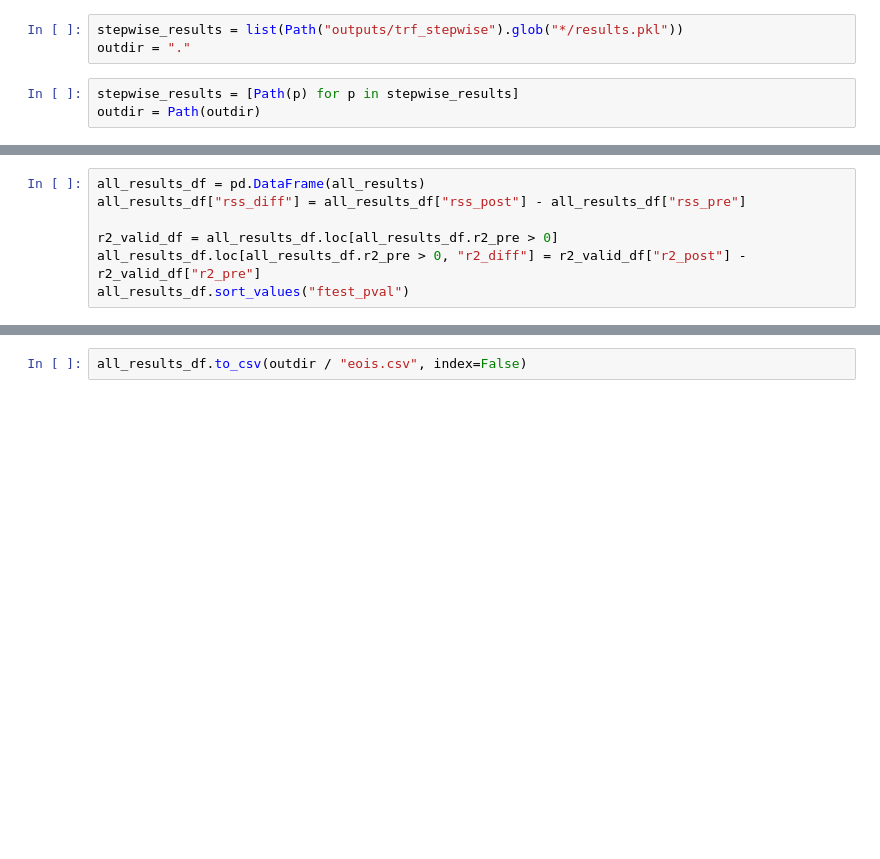
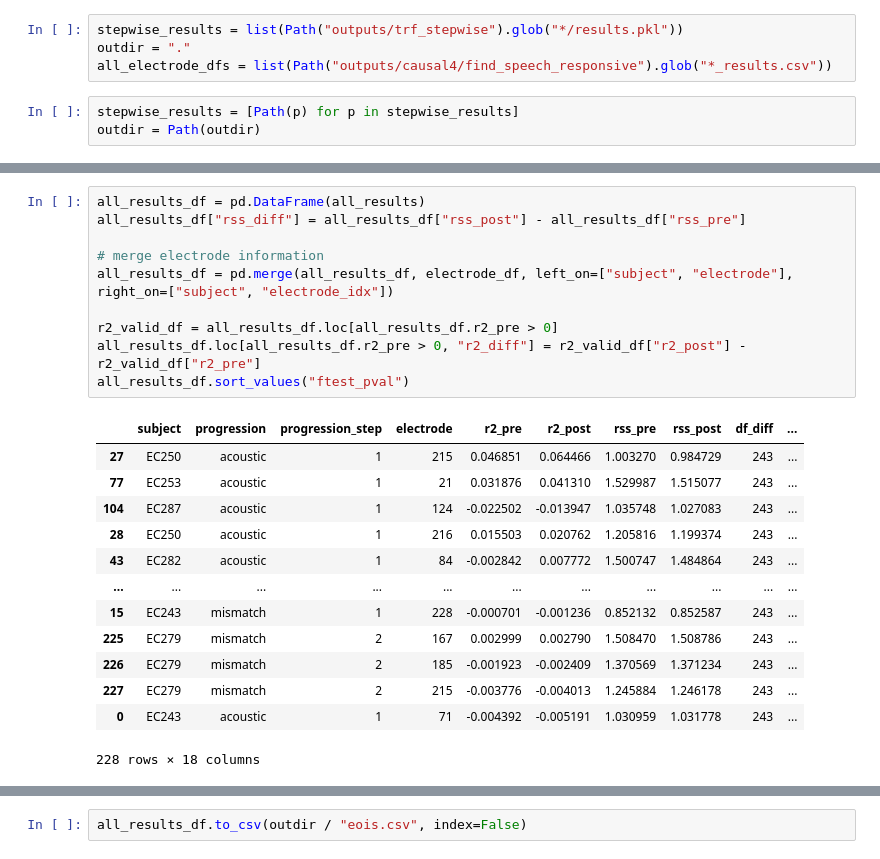
Before and after one commit to hans/barakeet, a Jupyter notebook: notebooks/analyze_stepwise.ipynb, the cells around one changed output, grey strips where cells are left out. Cells and saved outputs as stored; diff of their text form; blank space fills up the shorter version.

```diff
--- a/notebooks/analyze_stepwise.ipynb
+++ b/notebooks/analyze_stepwise.ipynb
@@ -10,6 +10,7 @@ from tqdm.auto import tqdm
 # %%
 stepwise_results = list(Path("outputs/trf_stepwise").glob("*/results.pkl"))
 outdir = "."
+all_electrode_dfs = list(Path("outputs/causal4/find_speech_responsive").glob("*_results.csv"))
 # %%
 stepwise_results = [Path(p) for p in stepwise_results]
 outdir = Path(outdir)
@@ -48,10 +69,27 @@ for path in tqdm(stepwise_results):
 # %%
 all_results_df = pd.DataFrame(all_results)
 all_results_df["rss_diff"] = all_results_df["rss_post"] - all_results_df["rss_pre"]
 
+# merge electrode information
+all_results_df = pd.merge(all_results_df, electrode_df, left_on=["subject", "electrode"], right_on=["subject", "electrode_idx"])
+
 r2_valid_df = all_results_df.loc[all_results_df.r2_pre > 0]
 all_results_df.loc[all_results_df.r2_pre > 0, "r2_diff"] = r2_valid_df["r2_post"] - r2_valid_df["r2_pre"]
 all_results_df.sort_values("ftest_pval")
+# %% [output]
+|  | subject | progression | progression_step | electrode | r2_pre | r2_post | rss_pre | rss_post | df_diff | ... |
+| 27 | EC250 | acoustic | 1 | 215 | 0.046851 | 0.064466 | 1.003270 | 0.984729 | 243 | ... |
+| 77 | EC253 | acoustic | 1 | 21 | 0.031876 | 0.041310 | 1.529987 | 1.515077 | 243 | ... |
+| 104 | EC287 | acoustic | 1 | 124 | -0.022502 | -0.013947 | 1.035748 | 1.027083 | 243 | ... |
+| 28 | EC250 | acoustic | 1 | 216 | 0.015503 | 0.020762 | 1.205816 | 1.199374 | 243 | ... |
+| 43 | EC282 | acoustic | 1 | 84 | -0.002842 | 0.007772 | 1.500747 | 1.484864 | 243 | ... |
+| ... | ... | ... | ... | ... | ... | ... | ... | ... | ... | ... |
+| 15 | EC243 | mismatch | 1 | 228 | -0.000701 | -0.001236 | 0.852132 | 0.852587 | 243 | ... |
+| 225 | EC279 | mismatch | 2 | 167 | 0.002999 | 0.002790 | 1.508470 | 1.508786 | 243 | ... |
+| 226 | EC279 | mismatch | 2 | 185 | -0.001923 | -0.002409 | 1.370569 | 1.371234 | 243 | ... |
+| 227 | EC279 | mismatch | 2 | 215 | -0.003776 | -0.004013 | 1.245884 | 1.246178 | 243 | ... |
+| 0 | EC243 | acoustic | 1 | 71 | -0.004392 | -0.005191 | 1.030959 | 1.031778 | 243 | ... |
+228 rows × 18 columns
 # %%
 g = sns.displot(data=all_results_df.assign(progression_step=all_results_df.progression_step.astype(str)),
                 x="rss_diff",
```
Also changed, not shown: parts of 9 cells of this notebook, 2 other files.
